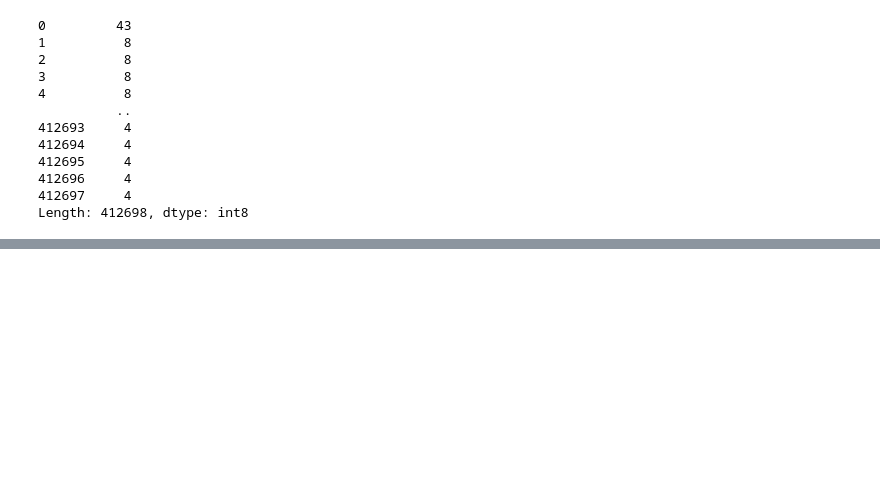
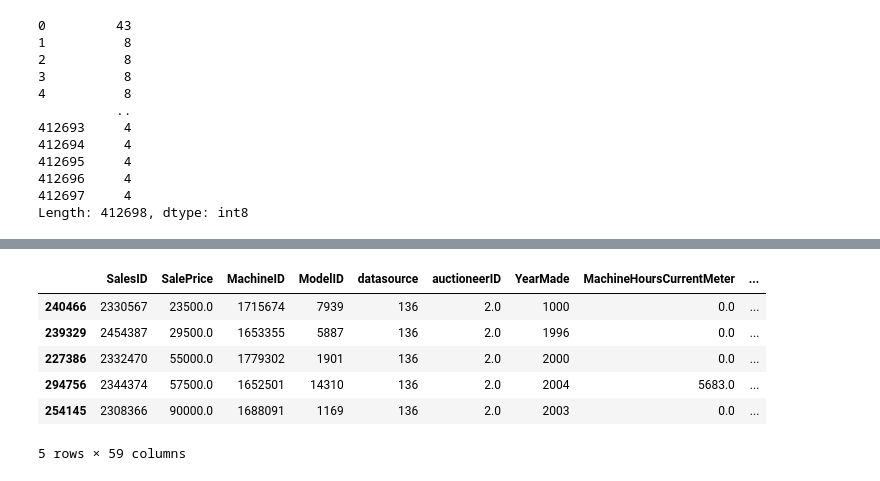
Before and after one commit to Raghavs123/bulldozers-price-predictor, a Jupyter notebook: end-to-end-bulldozer-price-prediction.ipynb, the cells around one changed output, grey strips where cells are left out. Saved outputs shown, nothing was run; the diff lists cells and outputs as text; code cells hidden in the pictures; blank space fills up the shorter version.

```diff
--- a/end-to-end-bulldozer-price-prediction.ipynb
+++ b/end-to-end-bulldozer-price-prediction.ipynb
@@ -534,0 +667,5 @@ CategoricalDtype(categories=['Alabama', 'Alaska', 'Arizona', 'Arkansas', 'Califo
+# %%
+for label, content in df_tmp.items():
+    if pd.api.types.is_object_dtype(content):
+        # Turn object columns into category datatype
+        df_tmp[label] = df_tmp[label].astype("category");
@@ -534,0 +715,5 @@ CategoricalDtype(categories=['Alabama', 'Alaska', 'Arizona', 'Arkansas', 'Califo
+# %%
+# Find numeric columns
+for label, content in df_tmp.items():
+    if pd.api.types.is_numeric_dtype(content):
+        print(label)
@@ -534,0 +734,8 @@ CategoricalDtype(categories=['Alabama', 'Alaska', 'Arizona', 'Arkansas', 'Califo
+# %%
+# Check for which numeric columns have null values
+for label, content in df_tmp.items():
+    if pd.api.types.is_numeric_dtype(content):
+        if pd.isnull(content).sum():
+            print(f"Column Name : {label} | Has missing values : {True}")
+        else:
+            print(f"Column Name : {label} | Has missing values : {False}")
@@ -534,0 +756,7 @@ CategoricalDtype(categories=['Alabama', 'Alaska', 'Arizona', 'Arkansas', 'Califo
+# %%
+# Fill missing numeric values with the median of the target column
+for label, content in df_tmp.items():
+    if pd.api.types.is_numeric_dtype(content):
+        if pd.isnull(content).sum():
+            df_tmp[label+"_is_missing"] = pd.isnull(content).astype(int)
+            df_tmp[label] = content.fillna(content.median())
@@ -534,0 +791,10 @@ CategoricalDtype(categories=['Alabama', 'Alaska', 'Arizona', 'Arkansas', 'Califo
+# %%
+df_tmp[df_tmp["auctioneerID_is_missing"] == 1].sample(5)
+# %% [output]
+|  | SalesID | SalePrice | MachineID | ModelID | datasource | auctioneerID | YearMade | MachineHoursCurrentMeter | ... |
+| 240466 | 2330567 | 23500.0 | 1715674 | 7939 | 136 | 2.0 | 1000 | 0.0 | ... |
+| 239329 | 2454387 | 29500.0 | 1653355 | 5887 | 136 | 2.0 | 1996 | 0.0 | ... |
+| 227386 | 2332470 | 55000.0 | 1779302 | 1901 | 136 | 2.0 | 2000 | 0.0 | ... |
+| 294756 | 2344374 | 57500.0 | 1652501 | 14310 | 136 | 2.0 | 2004 | 5683.0 | ... |
+| 254145 | 2308366 | 90000.0 | 1688091 | 1169 | 136 | 2.0 | 2003 | 0.0 | ... |
+5 rows × 59 columns
```
Also changed, not shown: parts of 87 cells of this notebook, 2 other files.
